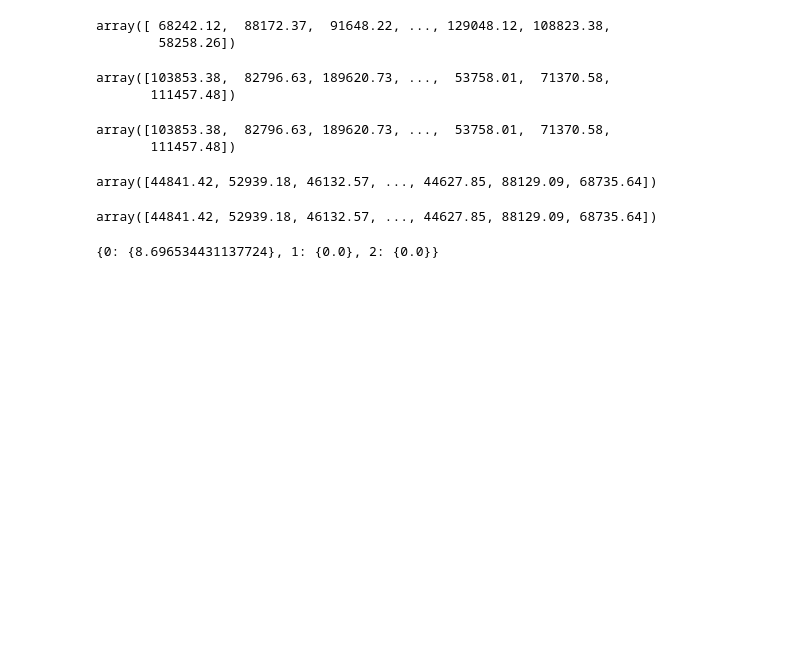
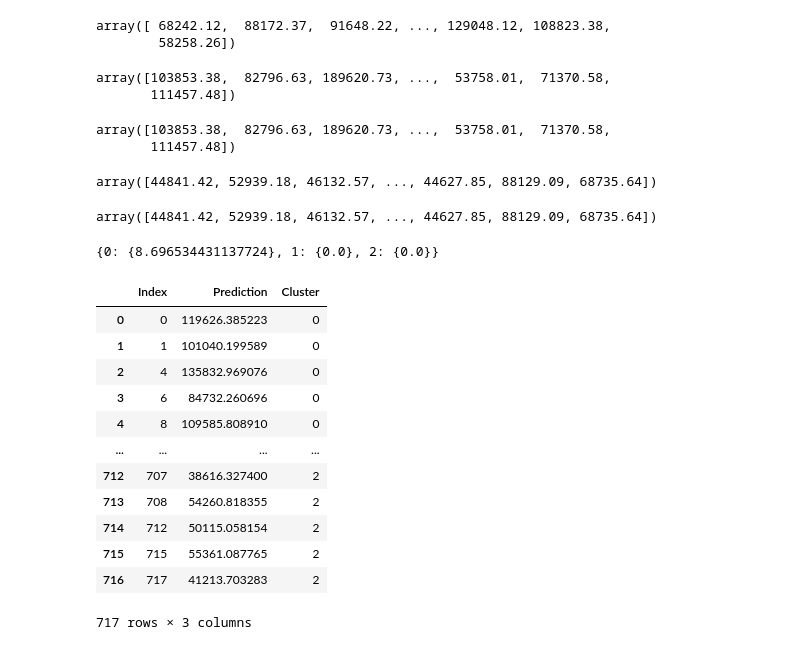
Before and after one commit to MiracleSkyHawk/RSM8413_FGA, a Jupyter notebook: RSM8413_FGA_3cluster_no_percentage-Copy1.ipynb, the cells around one changed output. Saved outputs shown, nothing was run; the diff lists cells and outputs as text; code cells hidden in the pictures; blank space fills up the shorter version.

```diff
--- a/RSM8413_FGA_3cluster_no_percentage-Copy1.ipynb
+++ b/RSM8413_FGA_3cluster_no_percentage-Copy1.ipynb
@@ -1541,8 +1530,0 @@ test_df.head()
-# %%
-test_data_dict = {}
-
-for i in range(0, cluster_number):
-
-    test_data_dict[i] = {}
-    test_data_dict[i]['index'] = test_df[test_df["Cluster"]==i].index
-    test_data_dict[i]['data'] = test_df[test_df["Cluster"]==i]
@@ -1660,0 +1587,42 @@ for i in range(0,3):
+# %%
+test_data_dict = {}
+
+for i in range(0, cluster_number):
+
+    test_data_dict[i] = {}
+    test_data_dict[i]['index'] = test_df[test_df["Cluster"]==i].index
+    test_data_dict[i]['data'] = test_df[test_df["Cluster"]==i].copy(deep=True)
+    test_data_dict[i]['data'].drop(columns=['Cluster'], inplace=True)
+    test_data_dict[i]['data'] = test_data_dict[i]['data'][list(all_dict[i].columns)]
+
+    scaled_X_final = all_scaler_dict[i].transform(test_data_dict[i]['data'])
+
+    y_pred_final = all_model_dict[i].predict(scaled_X_final)
+    test_data_dict[i]['pred'] = y_pred_final
+# %%
+pred_list = list()
+index_list = list()
+cluster_list = list()
+
+for i in range(0, cluster_number):
+    pred_list = pred_list + list(test_data_dict[i]['pred'])
+    index_list = index_list + list(test_data_dict[i]['index'])
+    cluster_list = cluster_list + [i]*len(test_data_dict[i]['pred'])
+# %%
+out_df = pd.DataFrame(list(zip(index_list, pred_list, cluster_list)), columns = ['Index', 'Prediction', 'Cluster'])
+# %%
+out_df
+# %% [output]
+|  | Index | Prediction | Cluster |
+| 0 | 0 | 119626.385223 | 0 |
+| 1 | 1 | 101040.199589 | 0 |
+| 2 | 4 | 135832.969076 | 0 |
+| 3 | 6 | 84732.260696 | 0 |
+| 4 | 8 | 109585.808910 | 0 |
+| ... | ... | ... | ... |
+| 712 | 707 | 38616.327400 | 2 |
+| 713 | 708 | 54260.818355 | 2 |
+| 714 | 712 | 50115.058154 | 2 |
+| 715 | 715 | 55361.087765 | 2 |
+| 716 | 717 | 41213.703283 | 2 |
+717 rows × 3 columns
```
Also changed, not shown: parts of 27 cells of this notebook.
